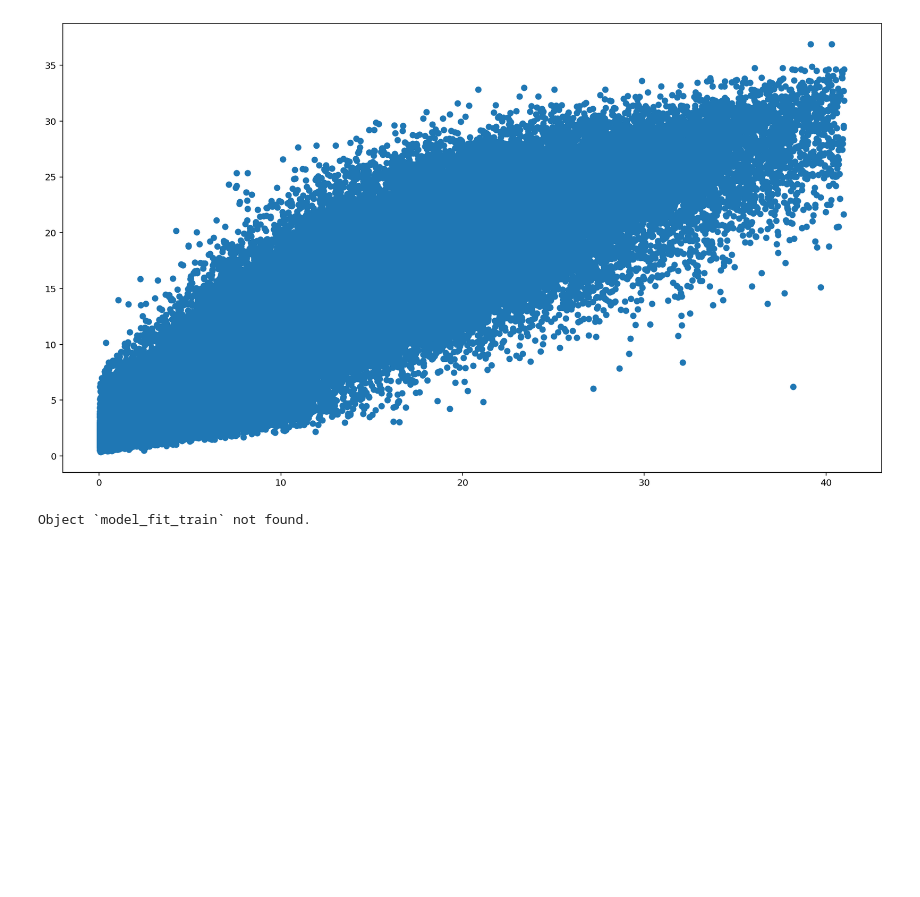
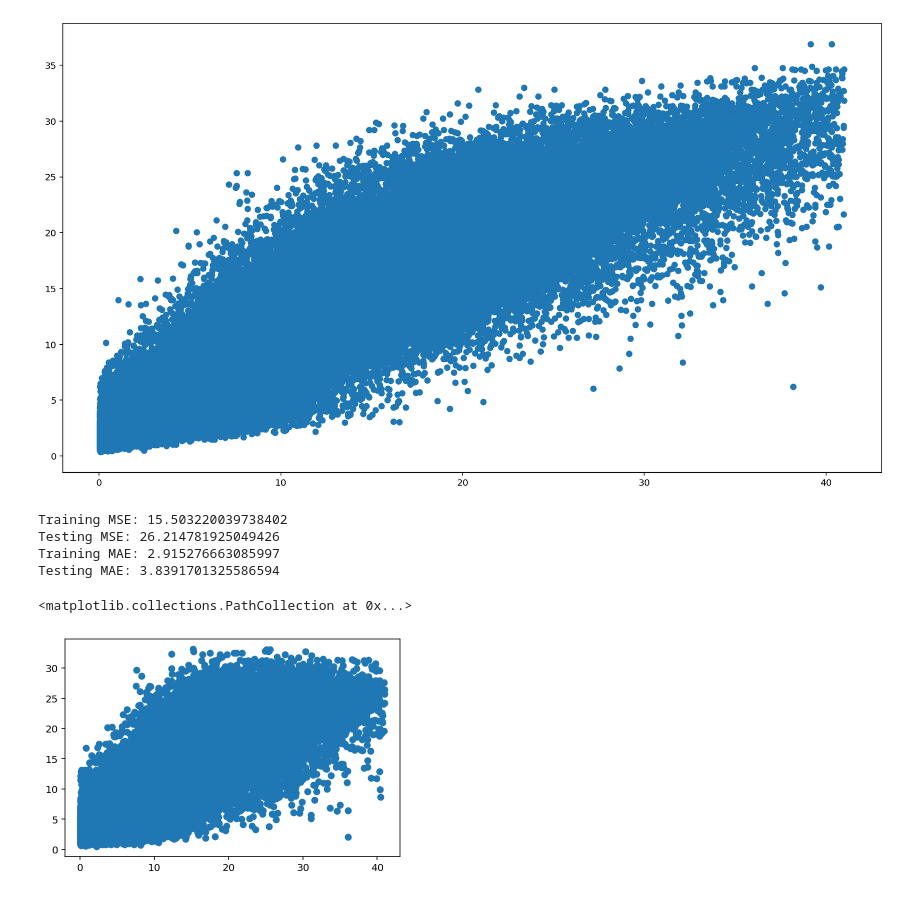
Before and after one commit to blowe615/starbucks_offers, a Jupyter notebook: starbucks_offers.ipynb, the cells around one changed output. Drawn from its saved outputs; the diff is of its cells as text; code cells hidden in the pictures; blank space fills up the shorter version.

Commit message:
feat: Make scatter plot for test data with Bagging Regressor

```diff
--- a/starbucks_offers.ipynb
+++ b/starbucks_offers.ipynb
@@ -1151,7 +1151,3 @@ Testing MSE: 26.518294776917074
 Training MAE: 2.7021463769437046
 Testing MAE: 3.8392670006623484
 [figure]
-# %%
-model_
-# %% [output]
-Object `model_fit_train` not found.
@@ -1159,0 +1156,12 @@ model = fit_train_mode
+# %%
+model, y_preds_train, y_preds_test = fit_test_model(BaggingRegressor(n_estimators=200,max_samples=.4), X_train_IQR, X_test_IQR, y_train_IQR, y_test_IQR)
+# %% [output]
+Training MSE: 15.503220039738402
+Testing MSE: 26.214781925049426
+Training MAE: 2.915276663085997
+Testing MAE: 3.8391701325586594
+# %%
+plt.scatter(y_test_IQR,y_preds_test)
+# %% [output]
+<matplotlib.collections.PathCollection at 0x...>
+[figure, added]
```
Also changed, not shown: parts of 2 cells of this notebook.
